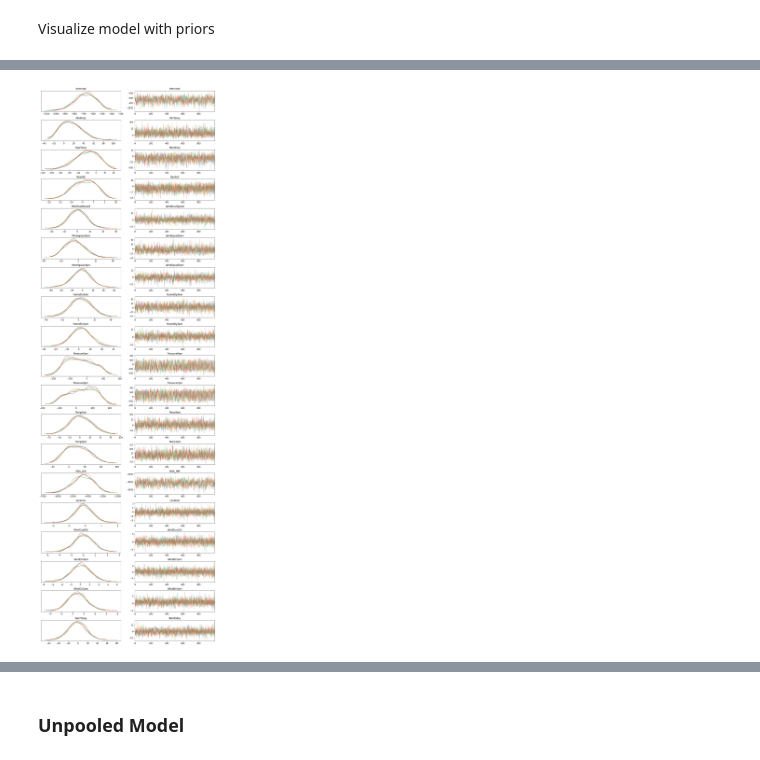
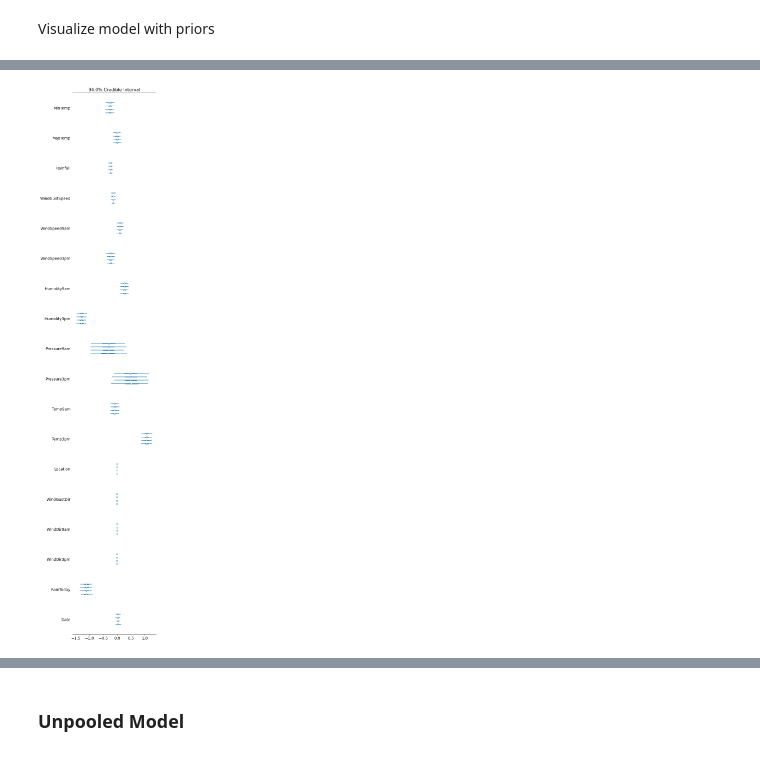
Before and after one commit to gauvand/TextSpamFiltering, a Jupyter notebook: australian_Rain/DataImputation.ipynb, the cells around one changed output, grey strips where cells are left out. Cells and saved outputs as stored; diff of their text form; code cells hidden in the pictures.

Commit message:
date_to_season, forest plots

```diff
--- a/australian_Rain/DataImputation.ipynb
+++ b/australian_Rain/DataImputation.ipynb
@@ -114,0 +129,2 @@ aussy_Rain['Date']=pd.to_datetime(aussy_Rain['Date'])
+# %%
+aussy_Rain['Date'] = (aussy_Rain.Date.dt.month%12 + 3)//3
@@ -222,7 +237,7 @@ Name: Location, Length: 3000, dtype: int64
 # %%
 with pm.Model() as logistic_model:
         Y = aussy_Rain.RainTomorrow
-        pm.glm.GLM.from_formula('Y ~ MinTemp + MaxTemp + Rainfall + WindGustSpeed + WindSpeed9am + WindSpeed3pm + Humidity9am + Humidity3pm + Pressure9am + Pressure3pm + Temp9am + Temp3pm + Date + Location + WindGustDir + WindDir9am + WindDir3pm + RainToday', aussy_Rain, family=pm.glm.families.Binomial())
-        trace = pm.sample(1000, tune=1000, init='adapt_diag', cores=4,target_accept = 0.95)
+        pm.glm.GLM.from_formula('Y ~ MinTemp + MaxTemp + Rainfall + WindGustSpeed + WindSpeed9am + WindSpeed3pm + Humidity9am + Humidity3pm + Pressure9am + Pressure3pm + Temp9am + Temp3pm + Location + WindGustDir + WindDir9am + WindDir3pm + RainToday + Date', aussy_Rain, family=pm.glm.families.Binomial())
+        trace = pm.sample(1000, tune=1000, cores=4,target_accept=0.95)
 # %% [output]
 Auto-assigning NUTS sampler...
@@ -233,0 +247,3 @@ Sampling 4 chains for 1_000 tune and 1_000 draw iterations (4_000 + 4_000 draws
+# %%
+with pm.Model() as logistic_model:
+    pm.traceplot(trace)
@@ -234,5 +252,5 @@ Sampling 4 chains for 1_000 tune and 1_000 draw iterations (4_000 + 4_000 draws
 # %%
-with logistic_model:
-    az.plot_trace(trace)
+with pm.Model() as logistic_model:
+    az.plot_forest(trace, var_names="~Intercept")
 # %% [output]
-[figure, old version]
+[figure, new version]
```
Also changed, not shown: parts of 21 cells of this notebook.
